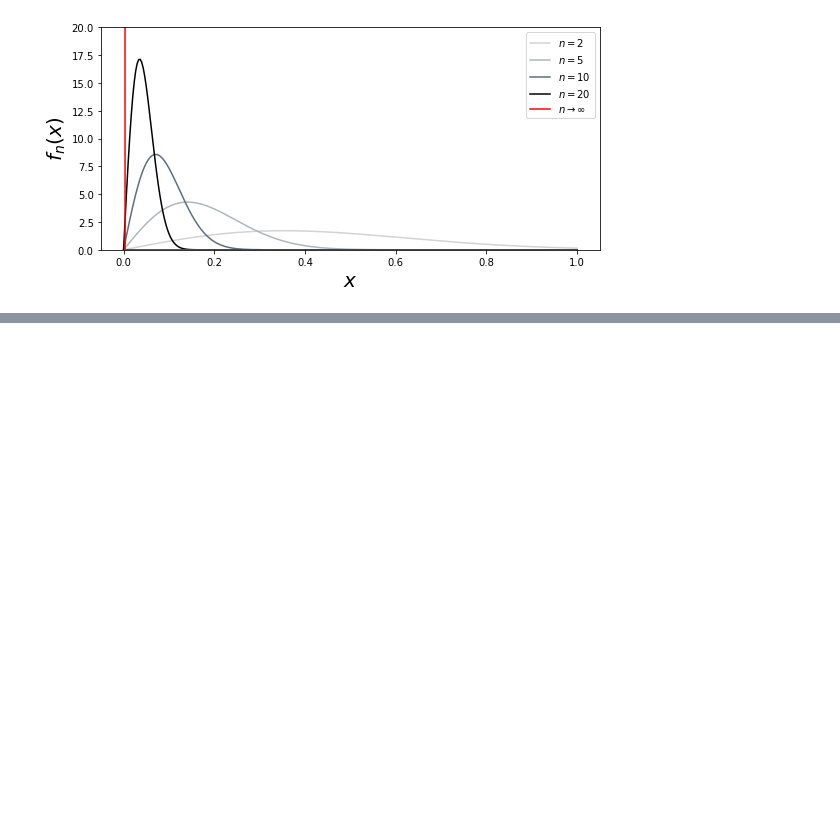
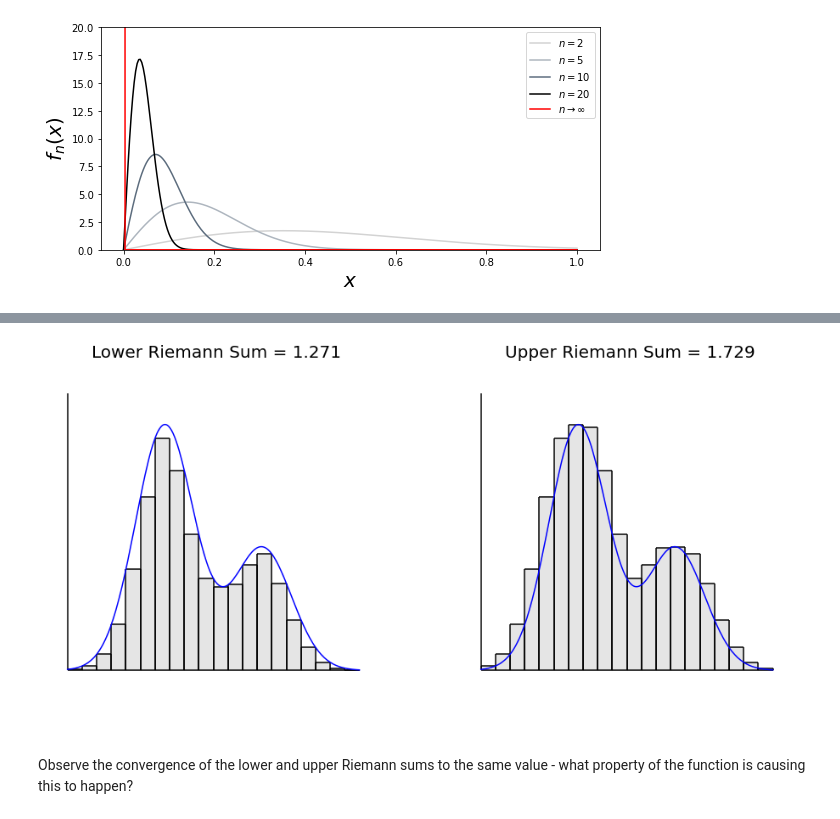
Before and after one commit to alexglyndavies/4M24, a Jupyter notebook: Lecture_03.ipynb, the cells around one changed output, grey strips where cells are left out. Saved outputs shown, nothing was run; the diff lists cells and outputs as text; code cells hidden in the pictures; blank space fills up the shorter version.

```diff
--- a/Lecture_03.ipynb
+++ b/Lecture_03.ipynb
@@ -119,0 +178,33 @@ plt.show()
+# %%
+N = 20
+x = np.linspace(0,1,N+1)
+# %%
+fig, ax = plt.subplots(nrows=1,ncols=2,figsize=(16,8))
+for axi in ax:
+    axi.plot(v,f(v),color='blue')
+    axi.vlines(0,0,4.5,color='k')
+    axi.hlines(0,0,1,color='k')
+
+riemann_lower = 0
+riemann_upper = 0
+
+for i in range(N):
+    riemann_lower += box(x[i], x[i+1], f, lower=True, plot=True, axis=ax[0])
+    riemann_upper += box(x[i], x[i+1], f, lower=False, plot=True, axis=ax[1])
+
+
+# Set limits to limits of integration
+for axi in ax:
+    axi.set_xlim(-0.08,1.1)
+    axi.set_ylim(-1,5)
+    axi.set_xticks([])
+    axi.set_yticks([])
+    axi.axis('off')
+ax[0].set_title('Lower Riemann Sum = {0:.3f}'.format(riemann_lower), fontsize=20)
+ax[1].set_title('Upper Riemann Sum = {0:.3f}'.format(riemann_upper), fontsize=20)
+
+plt.show()
+# %% [output]
+[figure, added]
+# %% [markdown]
+Observe the convergence of the lower and upper Riemann sums to the same value - what property of the function is causing this to happen?
```
Also changed, not shown: parts of 11 cells of this notebook, 1 other file.
